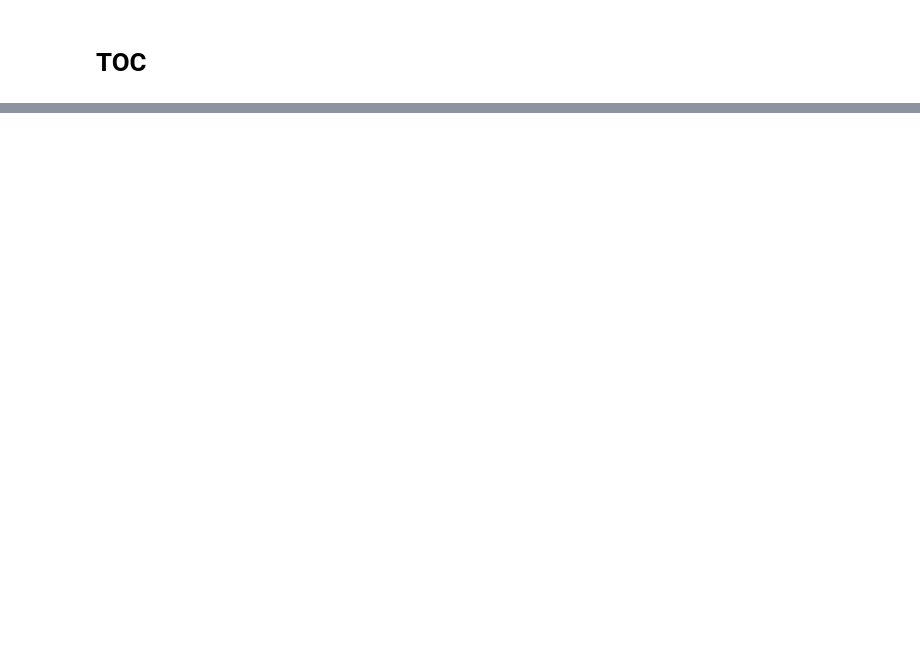
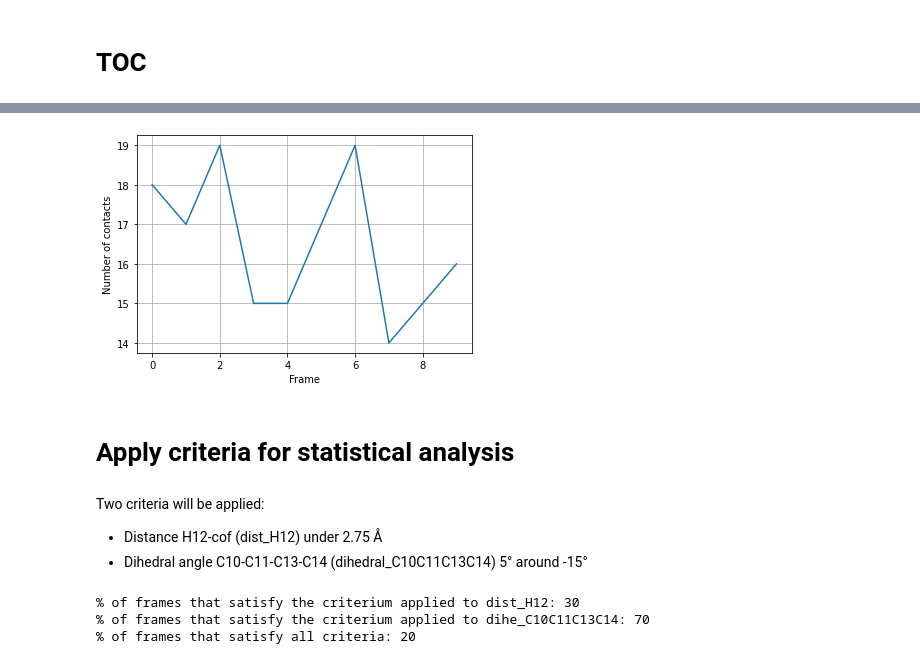
Before and after one commit to MolBioMedUAB/RCBS.py, a Jupyter notebook: RCBS/examples/md_analyser/md_analyzer_example.ipynb, the cells around one changed output, grey strips where cells are left out. Drawn from its saved outputs; the diff is of its cells as text; code cells hidden in the pictures; blank space fills up the shorter version.

```diff
--- a/RCBS/examples/md_analyser/md_analyzer_example.ipynb
+++ b/RCBS/examples/md_analyser/md_analyzer_example.ipynb
@@ -198,0 +135,25 @@ print(f'{percentage}% of the frames satisfy the given criteria (dist C12-OH < 3.
+# %%
+# Convert the list of dictonaries of contacts (ID: residue_type) per frame to
+# a list of the number of contacts per frame
+
+m.results['contacts_COO_len'] = []
+
+for c in m.results['contacts_COO']:
+    m.results['contacts_COO_len'].append(len(c))
+# %%
+plt.plot(range(len(m.universe.trajectory)), m.results['contacts_COO_len'])
+
+plt.xlabel('Frame')
+plt.ylabel('Number of contacts')
+
+plt.grid()
+plt.show()
+# %% [output]
+[figure, added]
+# %% [markdown]
+# Apply criteria for statistical analysis <a class="anchor" id="applycriteria"></a>
+# %% [markdown]
+Two criteria will be applied:
+
+- Distance H12-cof (dist_H12) under 2.75 Å
+- Dihedral angle C10-C11-C13-C14 (dihedral_C10C11C13C14) 5° around -15°
@@ -198,0 +177,9 @@ print(f'{percentage}% of the frames satisfy the given criteria (dist C12-OH < 3.
+# %%
+print('% of frames that satisfy the criterium applied to dist_H12:', str(round((m.boolean['dist_H12'].count(True)*100/len(m.universe.trajectory)))))
+print('% of frames that satisfy the criterium applied to dihe_C10C11C13C14:', str(round((m.boolean['dihe_C10C11C13C14'].count(True)*100/len(m.universe.trajectory)))))
+
+print('% of frames that satisfy all criteria:', str(round((m.boolean['combination'].count(True)*100/len(m.universe.trajectory)))))
+# %% [output]
+% of frames that satisfy the criterium applied to dist_H12: 30
+% of frames that satisfy the criterium applied to dihe_C10C11C13C14: 70
+% of frames that satisfy all criteria: 20
```
Also changed, not shown: parts of 66 cells of this notebook, 2 other files.
